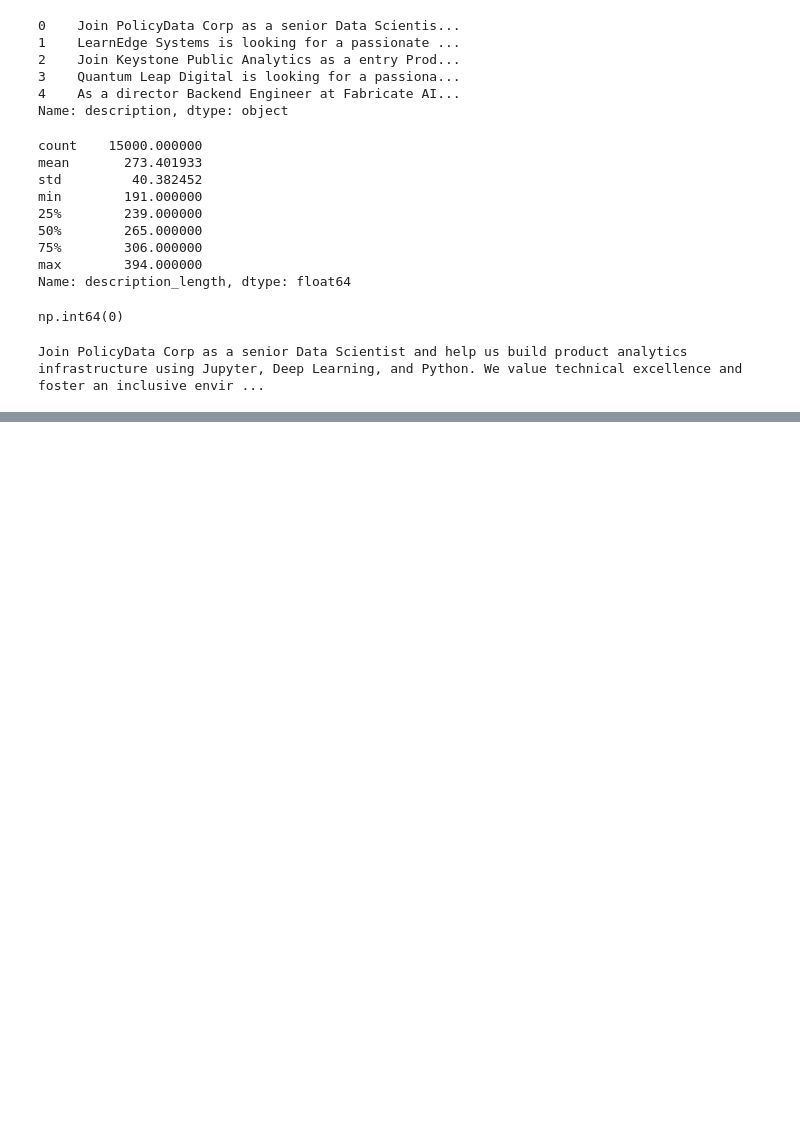
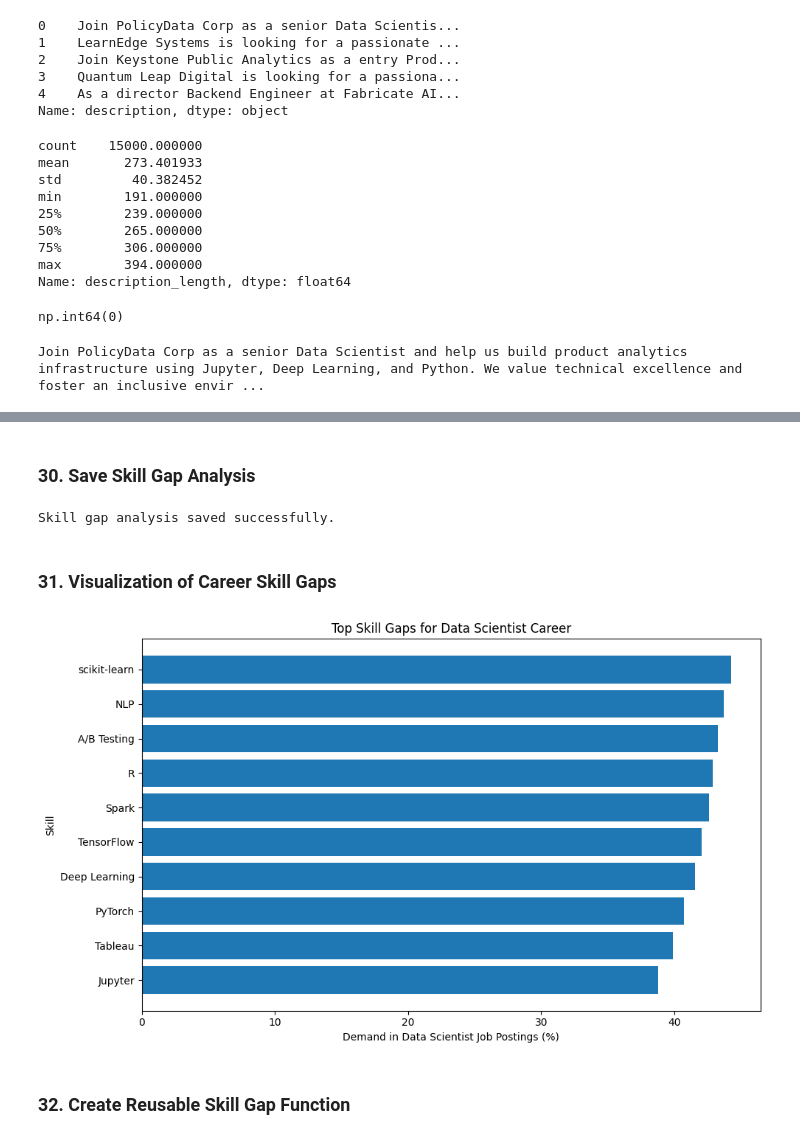
Before and after one commit to PHGNKavindya/Job_Market_Career_Recommendation, a Jupyter notebook: notebook/02_Skill_Analysis_NLP.ipynb, the cells around one changed output, grey strips where cells are left out. Cells and saved outputs as stored; diff of their text form; code cells hidden in the pictures; blank space fills up the shorter version.

Commit message:
complete analysis

```diff
--- a/notebook/02_Skill_Analysis_NLP.ipynb
+++ b/notebook/02_Skill_Analysis_NLP.ipynb
@@ -766,0 +1274,18 @@ Join PolicyData Corp as a senior Data Scientist and help us build product analyt
+# %%
+# Create a user skill vector with the same 69 skill features
+user_skill_vector = pd.Series(
+    0,
+    index=career_skill_vectors.columns,
+    dtype=float
+)
+
+# Mark the user's skills as 1
+for skill in user_skills:
+    if skill in user_skill_vector.index:
+        user_skill_vector[skill] = 1
+
+print("Number of matched skills:",
+      int((user_skill_vector > 0).sum()))
+
+print("\nUser skill vector:")
+display(user_skill_vector[user_skill_vector > 0])
@@ -766,0 +1302,5 @@ Join PolicyData Corp as a senior Data Scientist and help us build product analyt
+# %%
+# Check which user skills are available in the dataset skill vocabulary
+
+for skill in user_skills:
+    print(f"{skill}: {skill in career_skill_vectors.columns}")
@@ -766,0 +1456,39 @@ Join PolicyData Corp as a senior Data Scientist and help us build product analyt
+# %% [markdown]
+### 30. Save Skill Gap Analysis
+# %%
+skill_gap.to_csv(
+    "../data/skill_gap_analysis_sample.csv",
+    index=False
+)
+
+print("Skill gap analysis saved successfully.")
+# %% [output]
+Skill gap analysis saved successfully.
+# %% [markdown]
+### 31. Visualization of Career Skill Gaps
+# %%
+import matplotlib.pyplot as plt
+
+# Select the top 10 missing skills
+top_skill_gaps = skill_gap.head(10).sort_values(
+    'Demand_Percentage',
+    ascending=True
+)
+
+plt.figure(figsize=(10, 6))
+
+plt.barh(
+    top_skill_gaps['Skill'],
+    top_skill_gaps['Demand_Percentage']
+)
+
+plt.xlabel('Demand in Data Scientist Job Postings (%)')
+plt.ylabel('Skill')
+plt.title('Top Skill Gaps for Data Scientist Career')
+
+plt.tight_layout()
+plt.show()
+# %% [output]
+[figure, added]
+# %% [markdown]
+### 32. Create Reusable Skill Gap Function
```
Also changed, not shown: parts of 106 cells of this notebook, 6 other files.
